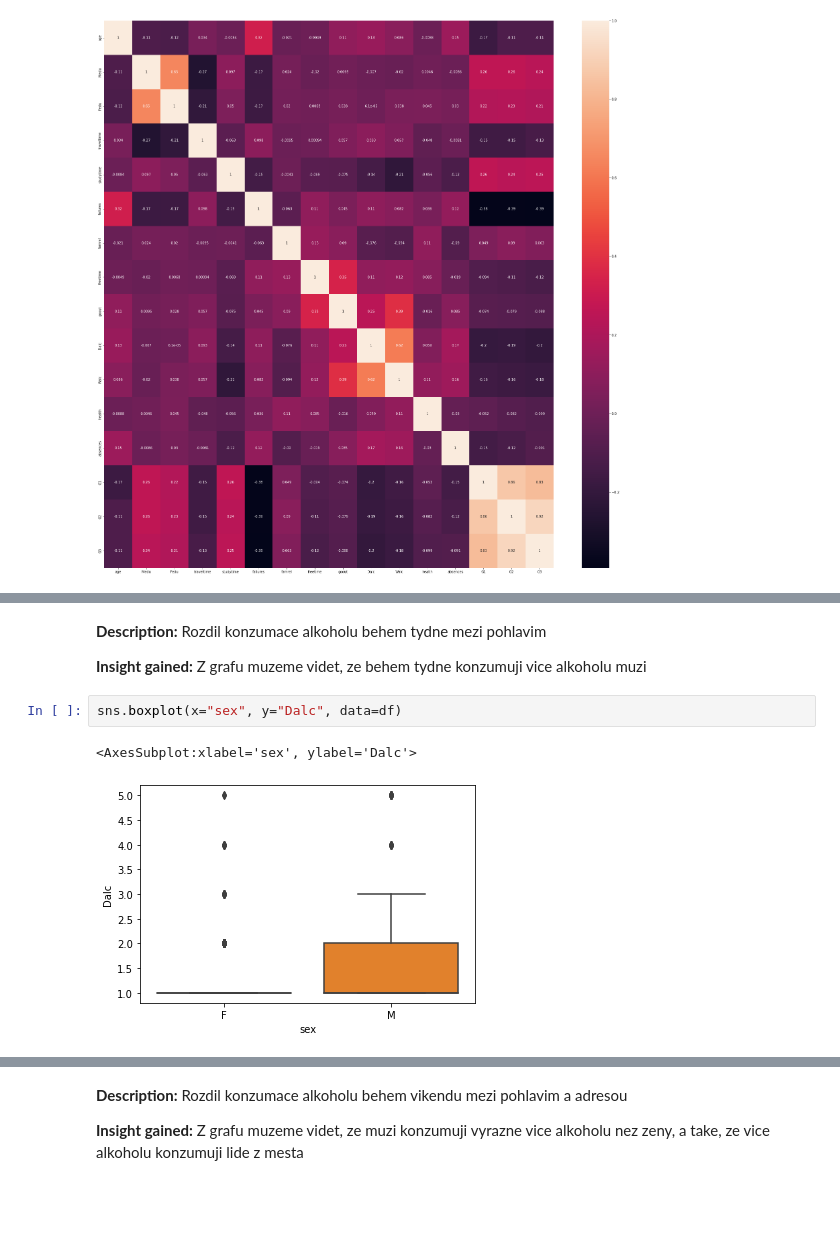
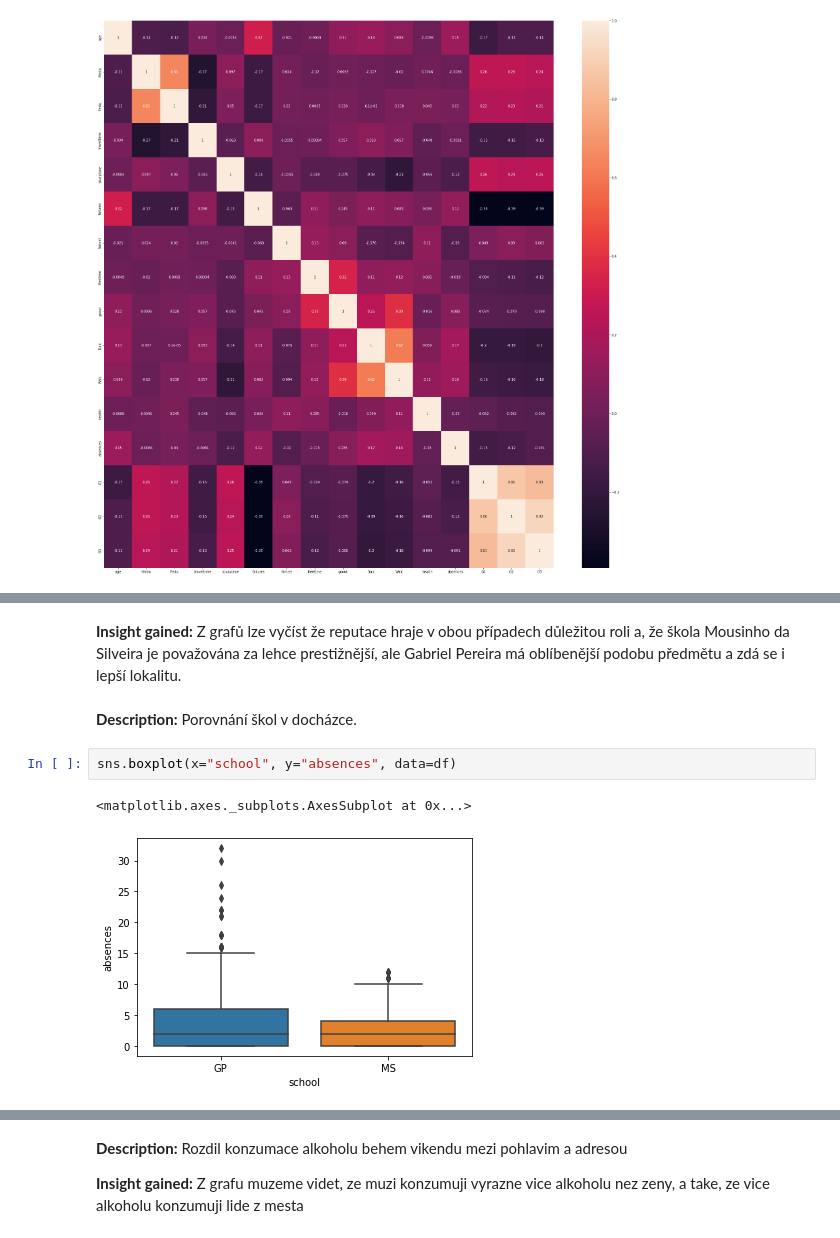
Before and after one commit to Stalkerar/ALG-II-Semestr-prace, a Jupyter notebook: EDA_proj_VON0074.ipynb, the cells around one changed output, grey strips where cells are left out. Drawn from its saved outputs; the diff is of its cells as text; blank space fills up the shorter version.

```diff
--- a/EDA_proj_VON0074.ipynb
+++ b/EDA_proj_VON0074.ipynb
@@ -163,9 +149,9 @@ plt.show()
-# %% [markdown]
-**Description:** Rozdil konzumace alkoholu behem tydne mezi pohlavim
-
-**Insight gained:** Z grafu muzeme videt, ze behem tydne konzumuji vice alkoholu muzi
+# %% [markdown]
+**Insight gained:** Z grafů lze vyčíst že reputace hraje v obou případech důležitou roli a, že škola Mousinho da Silveira je považována za lehce prestižnější, ale Gabriel Pereira má oblíbenější podobu předmětu a zdá se i lepší lokalitu.
+# %% [markdown]
+**Description:** Porovnání škol v docházce.
 # %%
-sns.boxplot(x="sex", y="Dalc", data=df)
+sns.boxplot(x="school", y="absences", data=df)
 # %% [output]
-<AxesSubplot:xlabel='sex', ylabel='Dalc'>
+<matplotlib.axes._subplots.AxesSubplot at 0x...>
-[figure, old version]
+[figure, new version]
```
Also changed, not shown: parts of 16 cells of this notebook.
